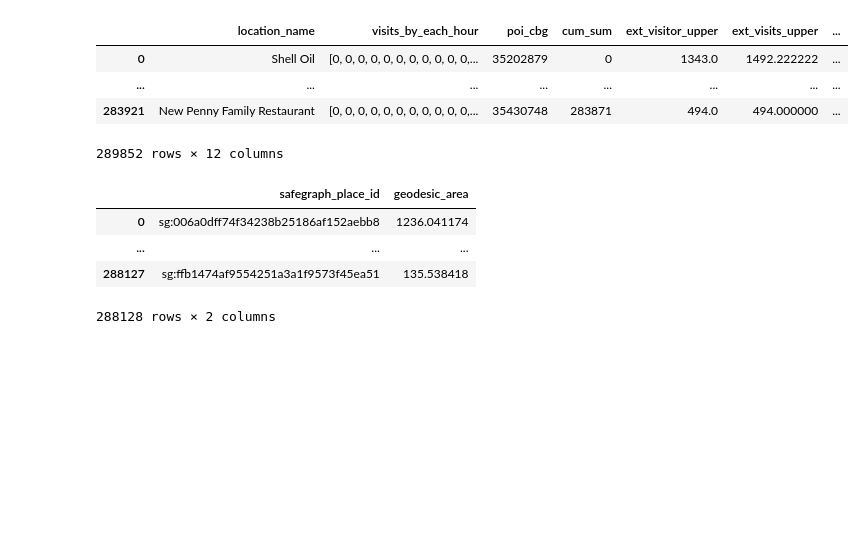
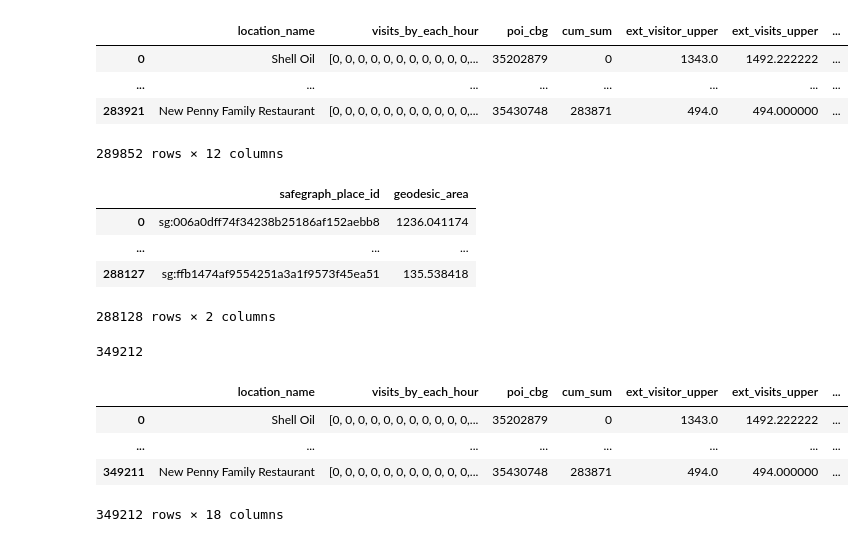
Before and after one commit to techGIAN/Risk-Based-Trip-Recommender, a Jupyter notebook: POI-Explorer.ipynb, the cells around one changed output. Drawn from its saved outputs; the diff is of its cells as text; code cells hidden in the pictures; blank space fills up the shorter version.

```diff
--- a/POI-Explorer.ipynb
+++ b/POI-Explorer.ipynb
@@ -374,3 +381,22 @@ poi_risk_df[['safegraph_place_id', 'geodesic_area']]
 | ... | ... | ... |
 | 288127 | sg:ffb1474af9554251a3a1f9573f45ea51 | 135.538418 |
 288128 rows × 2 columns
+# %%
+from utilityMethods import haversine_dist
+
+
+tmp = pd.merge(extrapolation_dwell_df, poi_risk_df[['safegraph_place_id', 'geodesic_area', 'latitude', 'longitude']], on='safegraph_place_id')
+tmp = pd.merge(tmp, patterns_df[['safegraph_place_id', 'bucketed_dwell_times']], on='safegraph_place_id')
+tmp = pd.merge(tmp, poi_risk_dataframe[['placekey', 'top_category','safegraph_place_id']], on='safegraph_place_id')
+
+print(len(tmp['top_category']))
+
+
+tmp
+# %% [output]
+349212
+|  | location_name | visits_by_each_hour | poi_cbg | cum_sum | ext_visitor_upper | ext_visits_upper | ... |
+| 0 | Shell Oil | [0, 0, 0, 0, 0, 0, 0, 0, 0, 0, 0,... | 35202879 | 0 | 1343.0 | 1492.222222 | ... |
+| ... | ... | ... | ... | ... | ... | ... | ... |
+| 349211 | New Penny Family Restaurant | [0, 0, 0, 0, 0, 0, 0, 0, 0, 0, 0,... | 35430748 | 283871 | 494.0 | 494.000000 | ... |
+349212 rows × 18 columns
```
Also changed, not shown: parts of 3 cells of this notebook, 17 other files.
